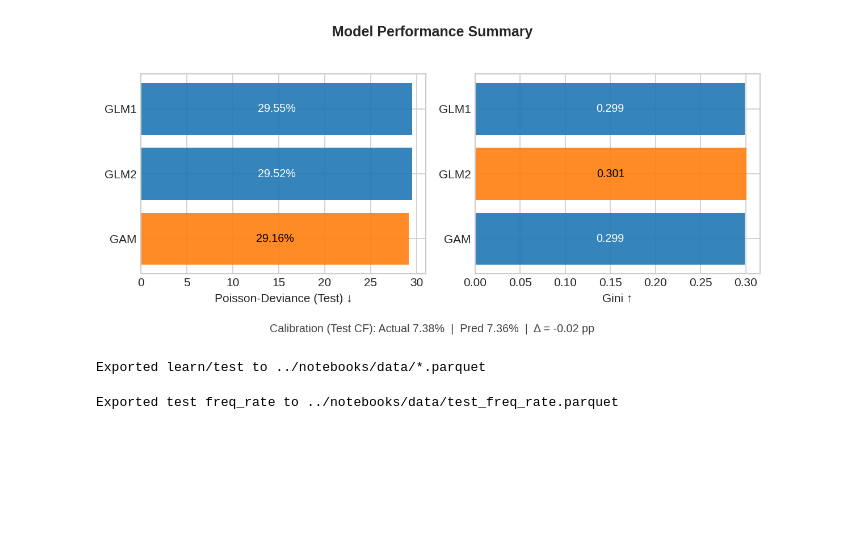
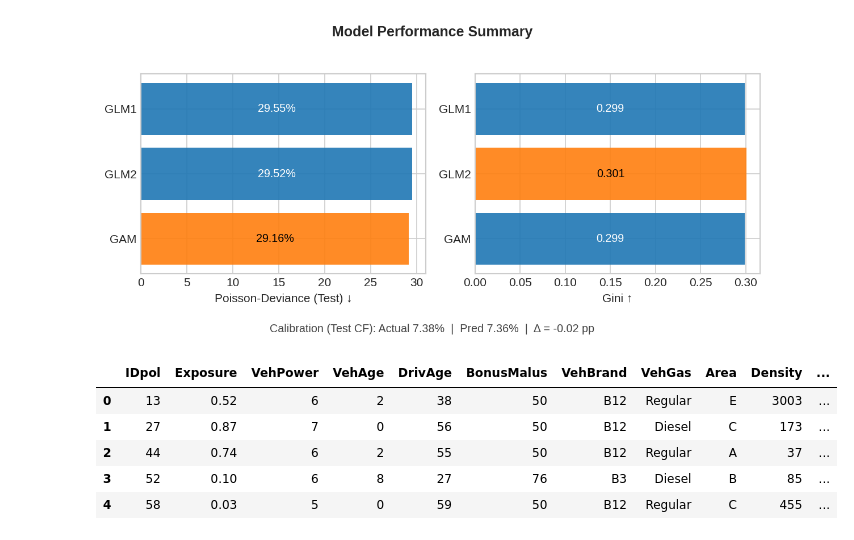
Before and after one commit to FisherSteve/freMTPL2-pricing, a Jupyter notebook: notebooks/03_glm_gam_boosting.ipynb, the cells around one changed output. Cells and saved outputs as stored; diff of their text form; code cells hidden in the pictures; blank space fills up the shorter version.

```diff
--- a/notebooks/03_glm_gam_boosting.ipynb
+++ b/notebooks/03_glm_gam_boosting.ipynb
@@ -745,33 +812,18 @@ plt.savefig("../figures/perf_summary.png", bbox_inches="tight", dpi=150)
 plt.show()
 # %% [output]
 [figure]
-# %%
-# --- 1) Minimal-Policy-Frames für Severity/Pure Premium exportieren ---
-os.makedirs("../notebooks/data", exist_ok=True)
-
-feature_cols_min = [c for c in [
-    "IDpol", "Exposure",
-    "DrivAgeGLM","VehAgeGLM","BonusMalusCeil","AreaGLM","RegionGLM","Brand","Gas"
-] if c in learn.columns]  # nur vorhandene nehmen
-
-learn[feature_cols_min].to_parquet("../notebooks/data/learn.parquet", index=False)
-test[feature_cols_min].to_parquet("../notebooks/data/test.parquet", index=False)
-print("Exported learn/test to ../notebooks/data/*.parquet")
-# %% [output]
-Exported learn/test to ../notebooks/data/*.parquet
 # %%
-freq_rate = None
-for cand in ["test_pred_glm2", "pred_rate", "rate_test", "test_pred"]:
-    if cand in globals():
-        arr = globals()[cand]
-        freq_rate = arr.values if hasattr(arr, "values") else np.asarray(arr)
-        break
-
-assert freq_rate is not None and len(freq_rate)==len(test), "Keine Frequenzvorhersage für TEST gefunden."
-
-pd.Series(freq_rate, name="freq_rate").to_frame().to_parquet(
-    "../notebooks/data/test_freq_rate.parquet", index=False
-)
-print("Exported test freq_rate to ../notebooks/data/test_freq_rate.parquet")
+learn.to_parquet("../notebooks/data/learn.parquet", index=False)
+test.to_parquet("../notebooks/data/test.parquet", index=False)
-# %% [output]
-Exported test freq_rate to ../notebooks/data/test_freq_rate.parquet
+# %%
+learn = pd.read_parquet("../notebooks/data/learn.parquet")
+test  = pd.read_parquet("../notebooks/data/test.parquet")
+learn.head()
+test.head()
+# %% [output]
+|  | IDpol | Exposure | VehPower | VehAge | DrivAge | BonusMalus | VehBrand | VehGas | Area | Density | ... |
+| 0 | 13 | 0.52 | 6 | 2 | 38 | 50 | B12 | Regular | E | 3003 | ... |
+| 1 | 27 | 0.87 | 7 | 0 | 56 | 50 | B12 | Diesel | C | 173 | ... |
+| 2 | 44 | 0.74 | 6 | 2 | 55 | 50 | B12 | Regular | A | 37 | ... |
+| 3 | 52 | 0.10 | 6 | 8 | 27 | 76 | B3 | Diesel | B | 85 | ... |
+| 4 | 58 | 0.03 | 5 | 0 | 59 | 50 | B12 | Regular | C | 455 | ... |
```
Also changed, not shown: parts of 13 cells of this notebook, 9 other files.
